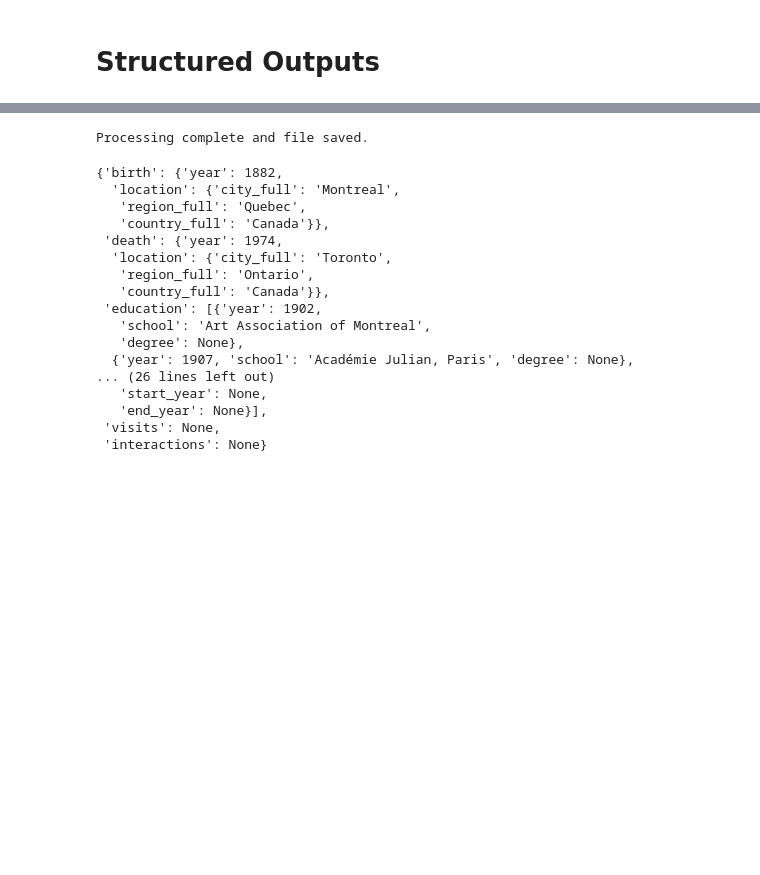
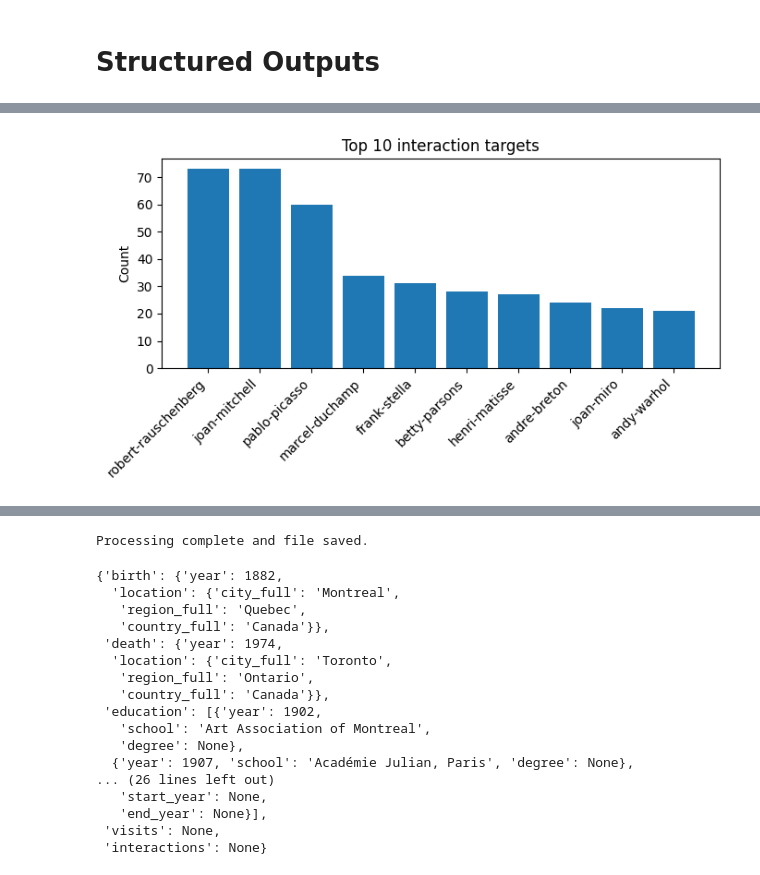
Before and after one commit to yangyuwang/wikiart_metadata, a Jupyter notebook: wikipedia_demographic_extract.ipynb, the cells around one changed output, grey strips where cells are left out. Cells and saved outputs as stored; diff of their text form; code cells hidden in the pictures; blank space fills up the shorter version.

```diff
--- a/wikipedia_demographic_extract.ipynb
+++ b/wikipedia_demographic_extract.ipynb
@@ -408,0 +246,18 @@ len(set(interaction_list))
+# %%
+inter_counts = Counter(interaction_targets)
+top10_inter = inter_counts.most_common(10)
+
+if top10_inter:
+    labels, values = zip(*top10_inter)
+else:
+    labels, values = [], []
+
+plt.figure(figsize=(7, 4))
+plt.bar(range(len(values)), values)
+plt.xticks(range(len(values)), labels, rotation=45, ha="right")
+plt.title("Top 10 interaction targets")
+plt.ylabel("Count")
+plt.tight_layout()
+plt.show()
+# %% [output]
+[figure, added]
```
Also changed, not shown: parts of 37 cells of this notebook.
